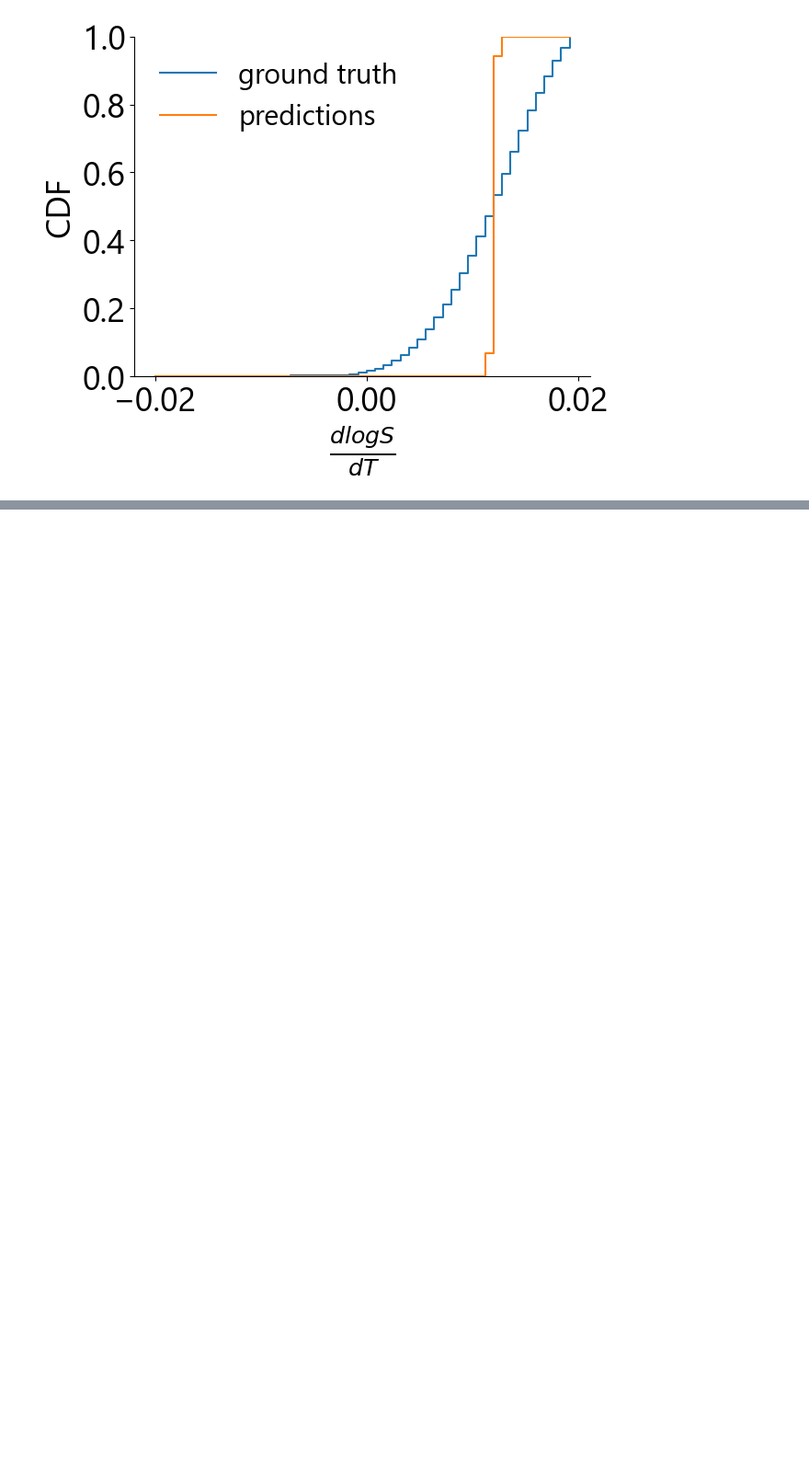
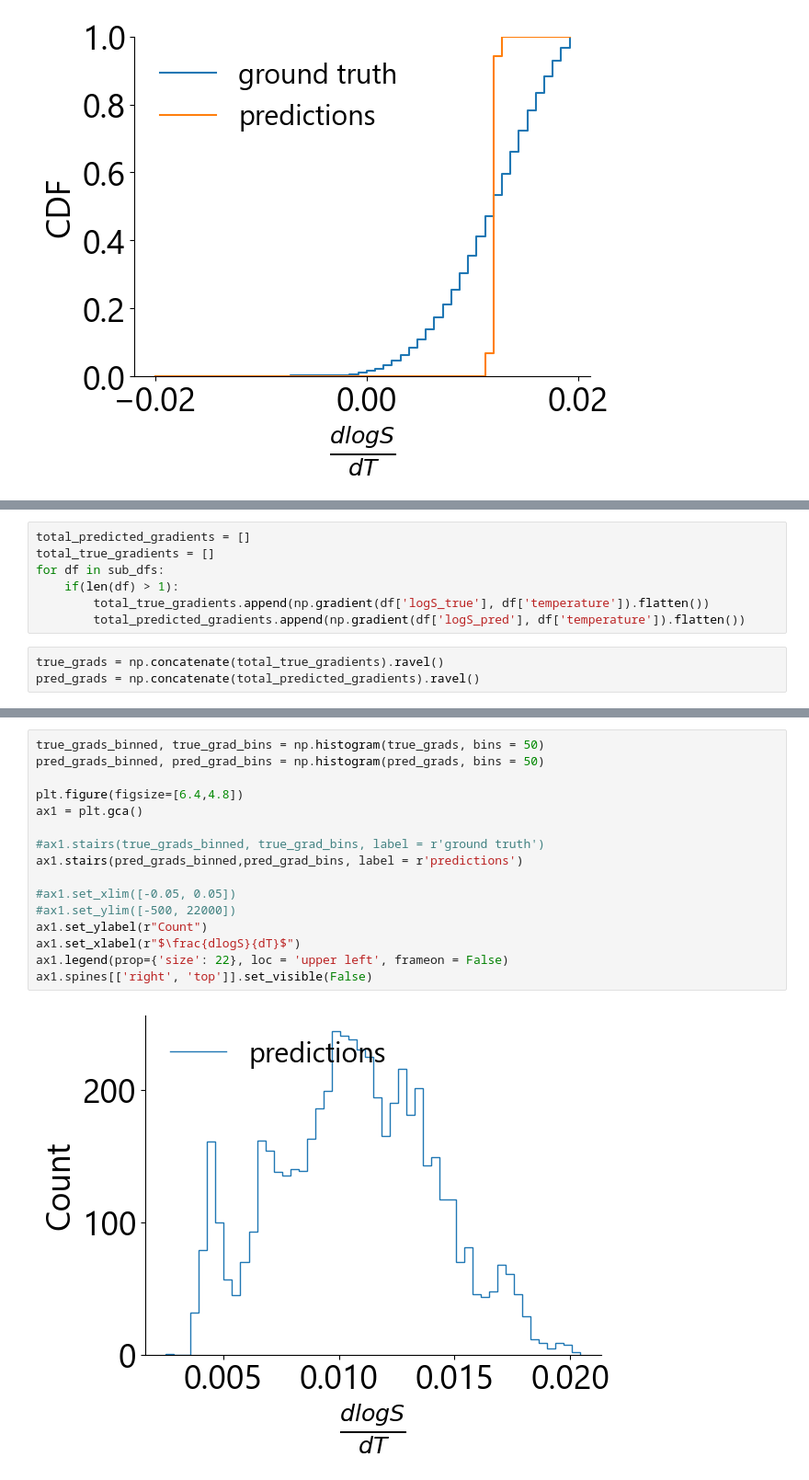
Before and after one commit to JacksonBurns/fastsolv, a Jupyter notebook: temperature_gradients.ipynb, the cells around one changed output, grey strips where cells are left out. Shown at 92% size. Saved outputs shown, nothing was run; the diff lists cells and outputs as text; blank space fills up the shorter version.

```diff
--- a/temperature_gradients.ipynb
+++ b/temperature_gradients.ipynb
@@ -286,0 +354,10 @@ plt.show()
+# %%
+total_predicted_gradients = []
+total_true_gradients = []
+for df in sub_dfs:
+    if(len(df) > 1):
+        total_true_gradients.append(np.gradient(df['logS_true'], df['temperature']).flatten())
+        total_predicted_gradients.append(np.gradient(df['logS_pred'], df['temperature']).flatten())
+# %%
+true_grads = np.concatenate(total_true_gradients).ravel()
+pred_grads = np.concatenate(total_predicted_gradients).ravel()
@@ -286,0 +376,18 @@ plt.show()
+# %%
+true_grads_binned, true_grad_bins = np.histogram(true_grads, bins = 50)
+pred_grads_binned, pred_grad_bins = np.histogram(pred_grads, bins = 50)
+
+plt.figure(figsize=[6.4,4.8])
+ax1 = plt.gca()
+
+#ax1.stairs(true_grads_binned, true_grad_bins, label = r'ground truth')
+ax1.stairs(pred_grads_binned,pred_grad_bins, label = r'predictions')
+
+#ax1.set_xlim([-0.05, 0.05])
+#ax1.set_ylim([-500, 22000])
+ax1.set_ylabel(r"Count")
+ax1.set_xlabel(r"$\frac{dlogS}{dT}$")
+ax1.legend(prop={'size': 22}, loc = 'upper left', frameon = False)
+ax1.spines[['right', 'top']].set_visible(False)
+# %% [output]
+[figure, added]
```
Also changed, not shown: parts of 19 cells of this notebook.
